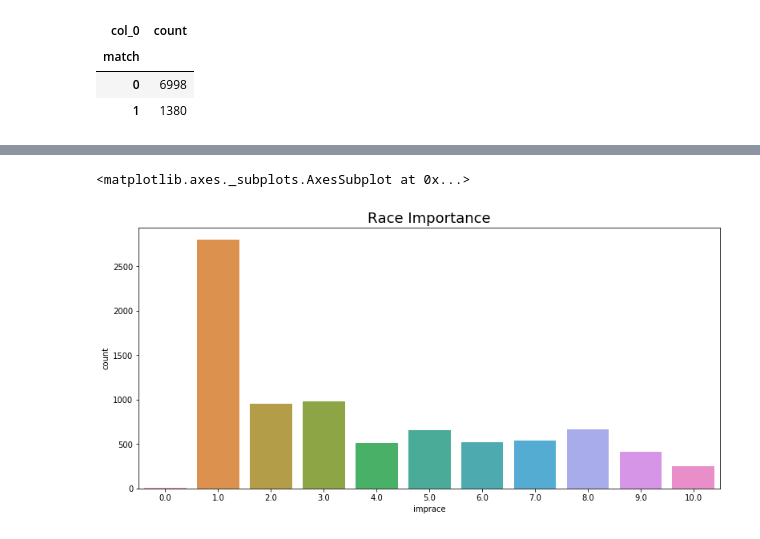
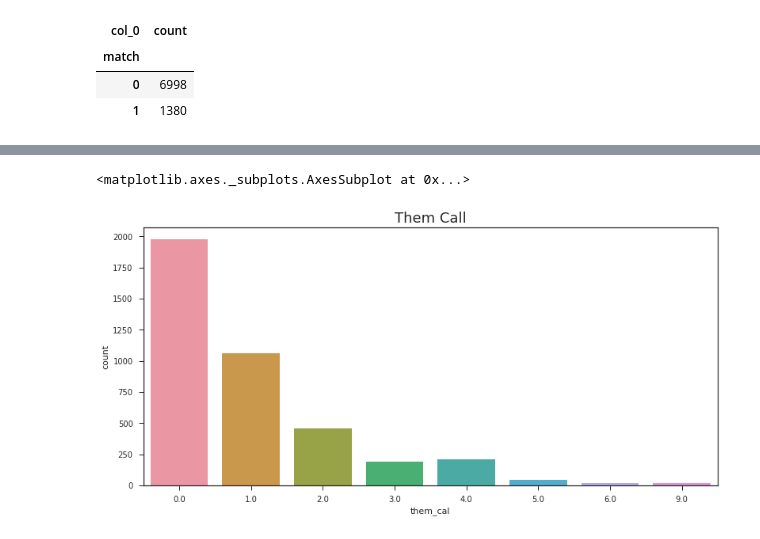
Before and after one commit to hans17larson/hans17larson.github.io, a Jupyter notebook: data/Speed Dating Analysis.ipynb, the cells around one changed output, grey strips where cells are left out. Cells and saved outputs as stored; diff of their text form; code cells hidden in the pictures.

```diff
--- a/data/Speed Dating Analysis.ipynb
+++ b/data/Speed Dating Analysis.ipynb
@@ -144,0 +84,7 @@ Text(0,0.5,'Frequency')
+# %%
+# looking at dec_o by gender
+#It looks like women received about 2200 'no' and about 2000 'yes' for the decision question "Would you like to see him or her again?". Men received about 2600 'no' and about 1500 'yes'. In other words, men are more likely to be rejected by women than women are to be rejected by men (wahwah).
+sns.set(style="ticks", color_codes=True)
+g = sns.FacetGrid(dating, col="gender")
+g = g.map(plt.hist, "dec_o")
+plt.ticklabel_format(useOffset=False, style='plain')
@@ -145,9 +157,8 @@ Text(0,0.5,'Frequency')
 # %%
 plt.figure(figsize=(13,6))
-plt.title('Race Importance', fontsize=18)
-plt.xlabel('Importance')
-plt.ylabel('Frequency')
-sns.countplot(dating['imprace'])
+plt.title('Them Call', fontsize=18)
+sns.countplot(dating['them_cal'])
+# Your match was a chicken, too
 # %% [output]
 <matplotlib.axes._subplots.AxesSubplot at 0x...>
-[figure, old version]
+[figure, new version]
```
Also changed, not shown: parts of 38 cells of this notebook.
